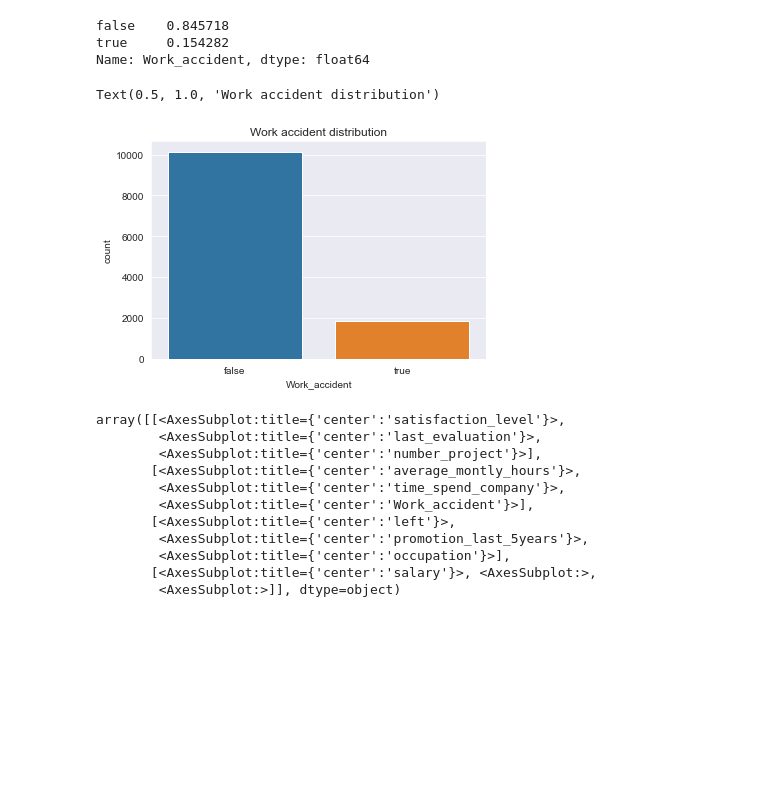
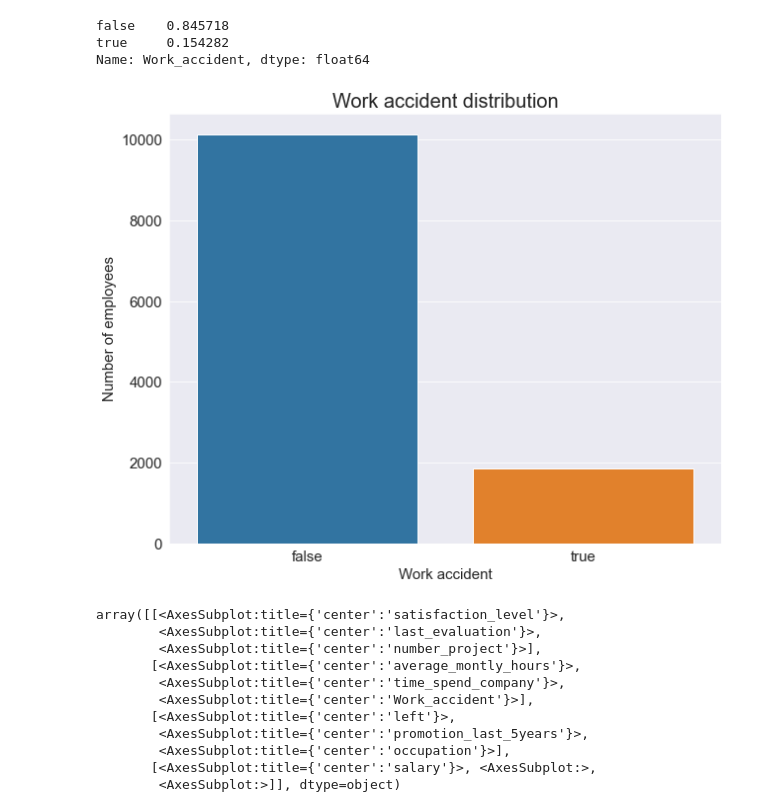
Before and after one commit to oscar066/Employee_resignation, a Jupyter notebook: index.ipynb, the cells around one changed output. Saved outputs shown, nothing was run; the diff lists cells and outputs as text; code cells hidden in the pictures; blank space fills up the shorter version.

```diff
--- a/index.ipynb
+++ b/index.ipynb
@@ -509,17 +520,17 @@ false    0.845718
 true     0.154282
 Name: Work_accident, dtype: float64
 # %%
-sns.countplot(x = visual_df['Work_accident'])
+fig , ax = plt.subplots(figsize=(10,8))
+sns.countplot(x = visual_df['Work_accident'],ax=ax)
 plt.title('Work accident distribution',fontsize=20)
 plt.xlabel('Work accident',fontsize=15)
 plt.ylabel('Number of employees',fontsize=15)
 plt.xticks(fontsize=15)
 plt.yticks(fontsize=15)
 plt.show()
 #plt.savefig('Work accident distribution.png')
 # %% [output]
-Text(0.5, 1.0, 'Work accident distribution')
-[figure, old version]
+[figure, new version]
 # %%
 # checking the distribution of the data
 main_df.hist(figsize=(15,12))
```
Also changed, not shown: parts of 39 cells of this notebook, 7 other files.
